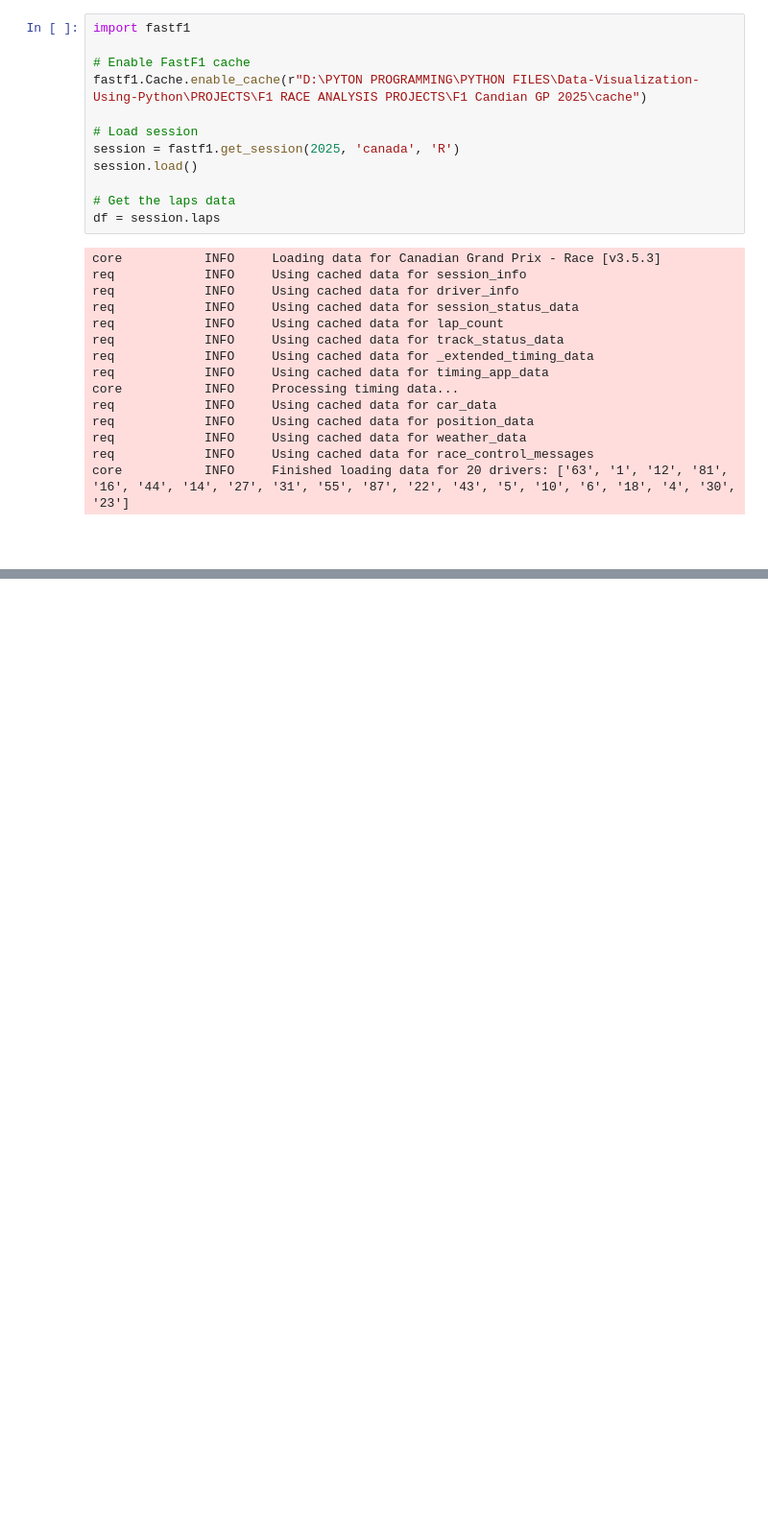
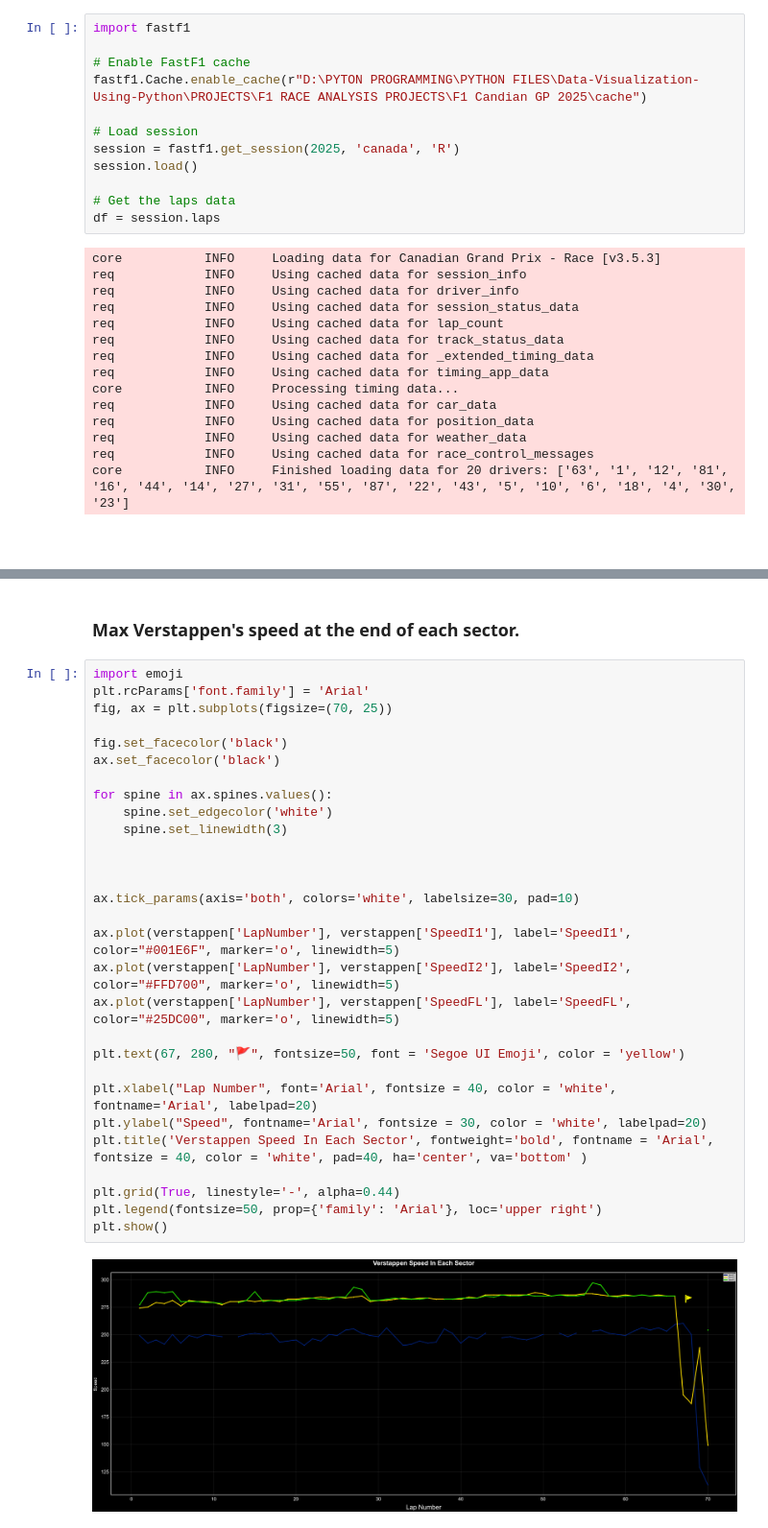
Before and after one commit to SumanGouda/MATPLOTLIB-MODULE, a Jupyter notebook: PROJECTS/F1 RACE ANALYSIS PROJECTS/F1 Candian GP 2025/NOTEBOOK/F1 Canadian GP 2025 .ipynb, the cells around one changed output, grey strips where cells are left out. Shown at 96% size. Drawn from its saved outputs; the diff is of its cells as text; blank space fills up the shorter version.

```diff
--- a/PROJECTS/F1 RACE ANALYSIS PROJECTS/F1 Candian GP 2025/NOTEBOOK/F1 Canadian GP 2025 .ipynb
+++ b/PROJECTS/F1 RACE ANALYSIS PROJECTS/F1 Candian GP 2025/NOTEBOOK/F1 Canadian GP 2025 .ipynb
@@ -239,0 +283,33 @@ plt.show()
+# %% [markdown]
+### Max Verstappen's speed at the end of each sector.
+# %%
+import emoji
+plt.rcParams['font.family'] = 'Arial'
+fig, ax = plt.subplots(figsize=(70, 25))
+
+fig.set_facecolor('black')
+ax.set_facecolor('black')
+
+for spine in ax.spines.values():
+    spine.set_edgecolor('white')
+    spine.set_linewidth(3)
+
+
+
+ax.tick_params(axis='both', colors='white', labelsize=30, pad=10)
+
+ax.plot(verstappen['LapNumber'], verstappen['SpeedI1'], label='SpeedI1', color="#001E6F", marker='o', linewidth=5)
+ax.plot(verstappen['LapNumber'], verstappen['SpeedI2'], label='SpeedI2', color="#FFD700", marker='o', linewidth=5)
+ax.plot(verstappen['LapNumber'], verstappen['SpeedFL'], label='SpeedFL', color="#25DC00", marker='o', linewidth=5)
+
+plt.text(67, 280, "🚩", fontsize=50, font = 'Segoe UI Emoji', color = 'yellow')
+
+plt.xlabel("Lap Number", font='Arial', fontsize = 40, color = 'white', fontname='Arial', labelpad=20)
+plt.ylabel("Speed", fontname='Arial', fontsize = 30, color = 'white', labelpad=20)
+plt.title('Verstappen Speed In Each Sector', fontweight='bold', fontname = 'Arial', fontsize = 40, color = 'white', pad=40, ha='center', va='bottom' )
+
+plt.grid(True, linestyle='-', alpha=0.44)
+plt.legend(fontsize=50, prop={'family': 'Arial'}, loc='upper right')
+plt.show()
+# %% [output]
+[figure, added]
```
Also changed, not shown: parts of 19 cells of this notebook, 6 other files.
